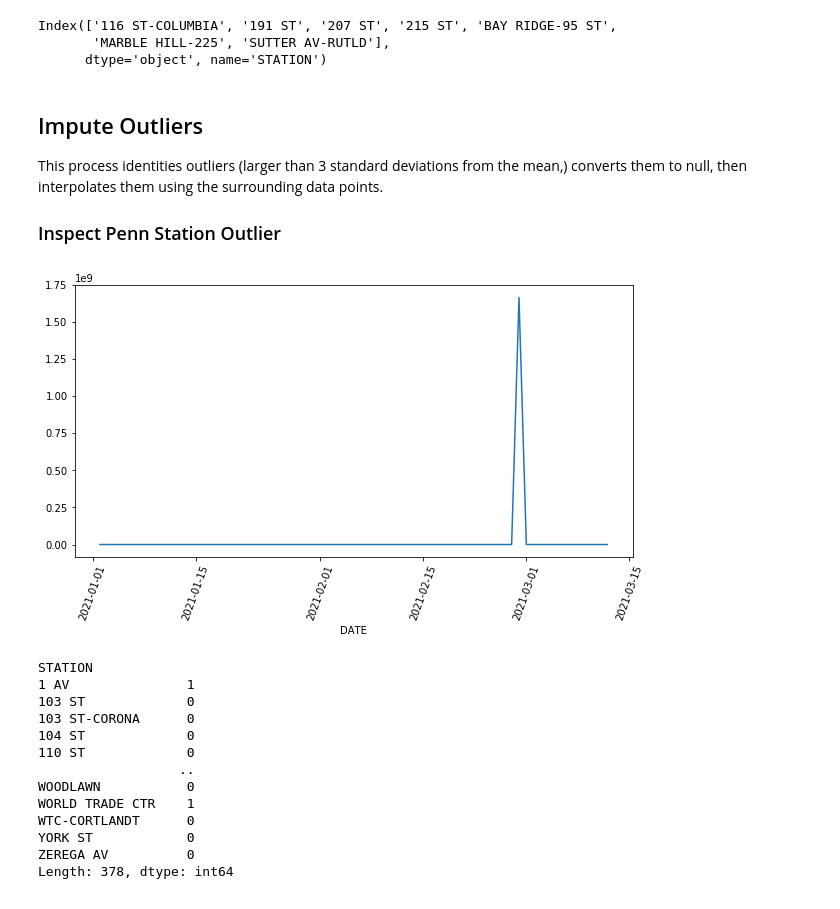
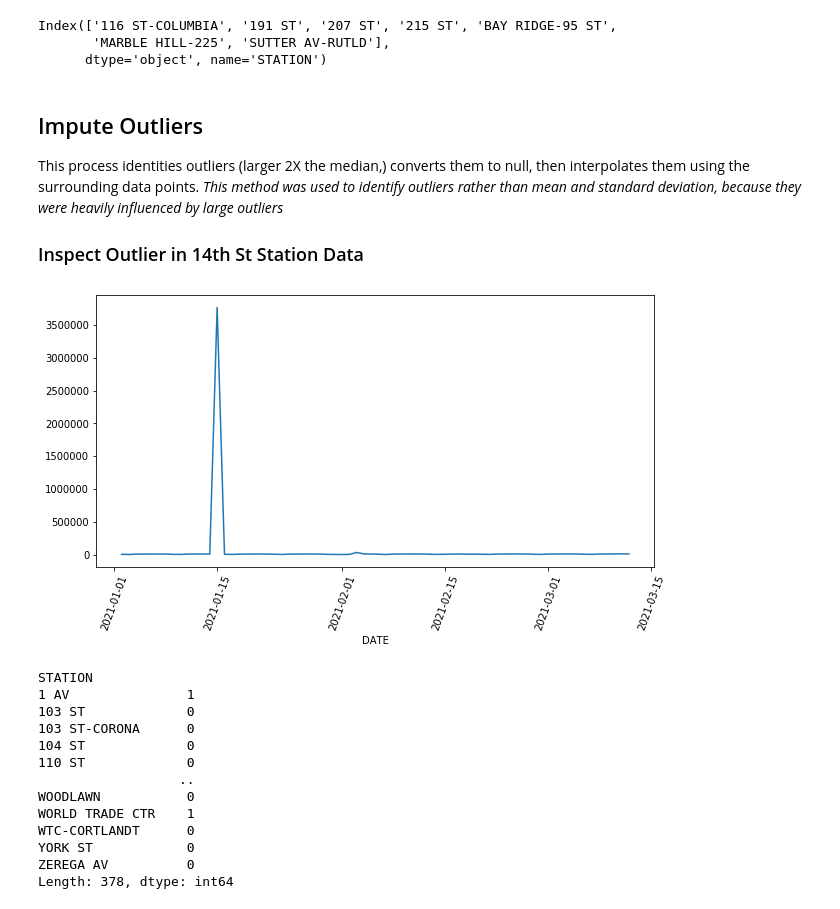
Before and after one commit to justinm0rgan/mta-turnstile-covid, a Jupyter notebook: collection-and-cleaning.ipynb, the cells around one changed output. Cells and saved outputs as stored; diff of their text form; code cells hidden in the pictures.

Commit message:
addressed outliers with median instead

```diff
--- a/collection-and-cleaning.ipynb
+++ b/collection-and-cleaning.ipynb
@@ -404,14 +404,15 @@ Index(['116 ST-COLUMBIA', '191 ST', '207 ST', '215 ST', 'BAY RIDGE-95 ST',
       dtype='object', name='STATION')
 # %% [markdown]
 ## Impute Outliers
-This process identities outliers (larger than 3 standard deviations from the mean,) converts them to null, then interpolates them using the surrounding data points.
-### Inspect Penn Station Outlier
+This process identities outliers (larger 2X the median,) converts them to null, then interpolates them using the surrounding data points.
+*This method was used to identify outliers rather than mean and standard deviation, because they were heavily influenced by large outliers*
+### Inspect Outlier in 14th St Station Data
 # %%
 plt.figure(figsize=(10,5));
-sns.lineplot(entries_df["34 ST-PENN STA"].index, entries_df["34 ST-PENN STA"].values);
+sns.lineplot(entries_df['14 ST'].index, entries_df['14 ST'].values);
 plt.xticks(rotation=70);
 # %% [output]
-[figure, old version]
+[figure, new version]
 # %%
 # replace all outliers with null
 for col in entries_df.columns:
```
Also changed, not shown: parts of 6 cells of this notebook, 2 other files.
